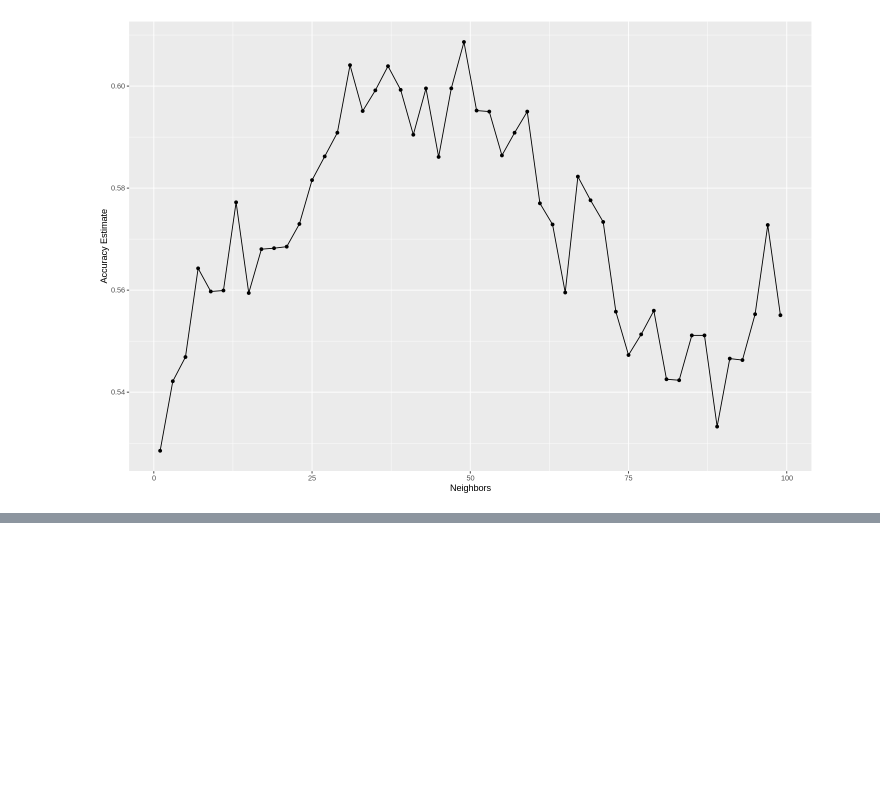
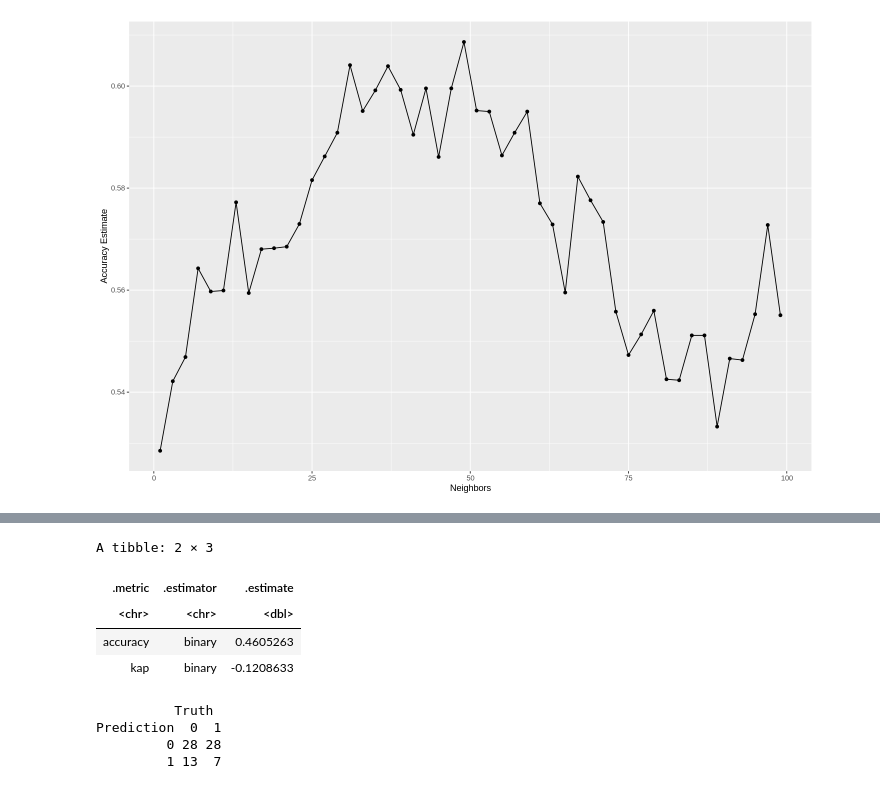
Before and after one commit to cchurch999/Data-Science-Group-Project-Books, a Jupyter notebook: Preliminary exploratory data analysis.ipynb, the cells around one changed output, grey strips where cells are left out. Saved outputs shown, nothing was run; the diff lists cells and outputs as text; code cells hidden in the pictures; blank space fills up the shorter version.

```diff
--- a/Preliminary exploratory data analysis.ipynb
+++ b/Preliminary exploratory data analysis.ipynb
@@ -296,0 +321,25 @@ ERROR: Error in `max()`:
+# %%
+heart_disease_prediction <- heart_disease_best_fit |>
+        predict(heart_disease_test) |>
+        bind_cols(heart_disease_test)|>
+        metrics(truth = num, estimate = .pred_class)
+heart_disease_prediction
+# %% [output]
+A tibble: 2 × 3
+| .metric | .estimator | .estimate |
+| <chr> | <chr> | <dbl> |
+| accuracy | binary | 0.4605263 |
+| kap | binary | -0.1208633 |
+# %%
+#confusion matrix of test data to show the table of predicted labels and correct labels
+
+confusion_test<- heart_disease_best_fit |>
+        predict(heart_disease_test) |>
+        bind_cols(heart_disease_test)|>
+    conf_mat(truth = num, estimate = .pred_class)
+confusion_test
+# %% [output]
+          Truth
+Prediction  0  1
+         0 28 28
+         1 13  7
```
Also changed, not shown: parts of 7 cells of this notebook.
